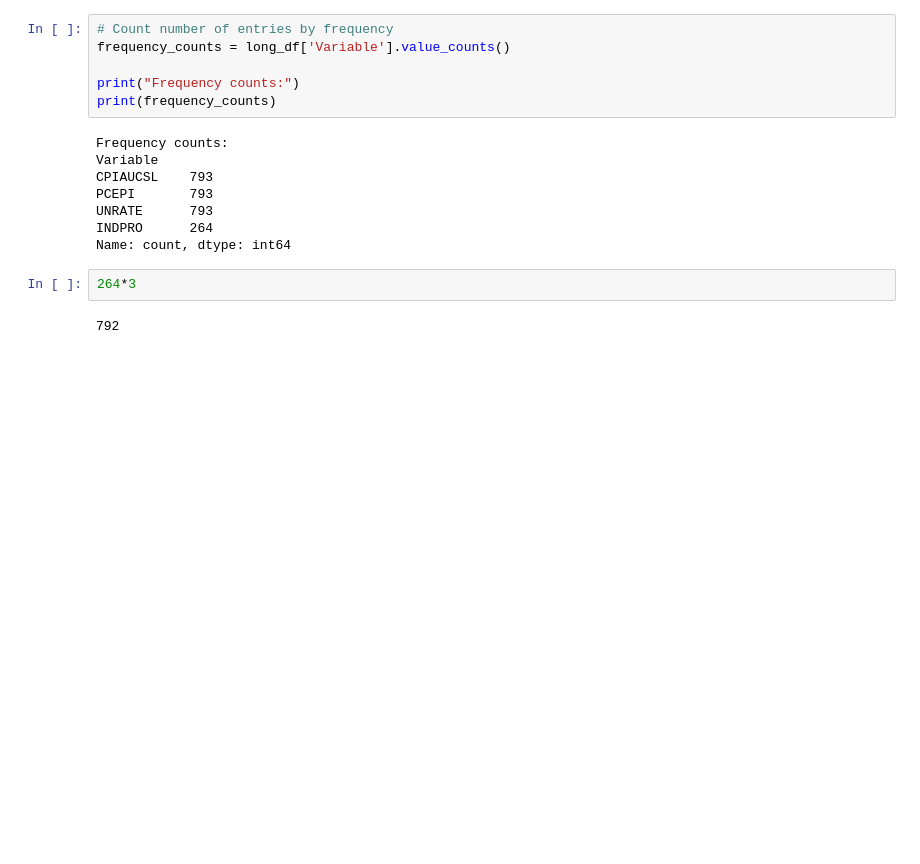
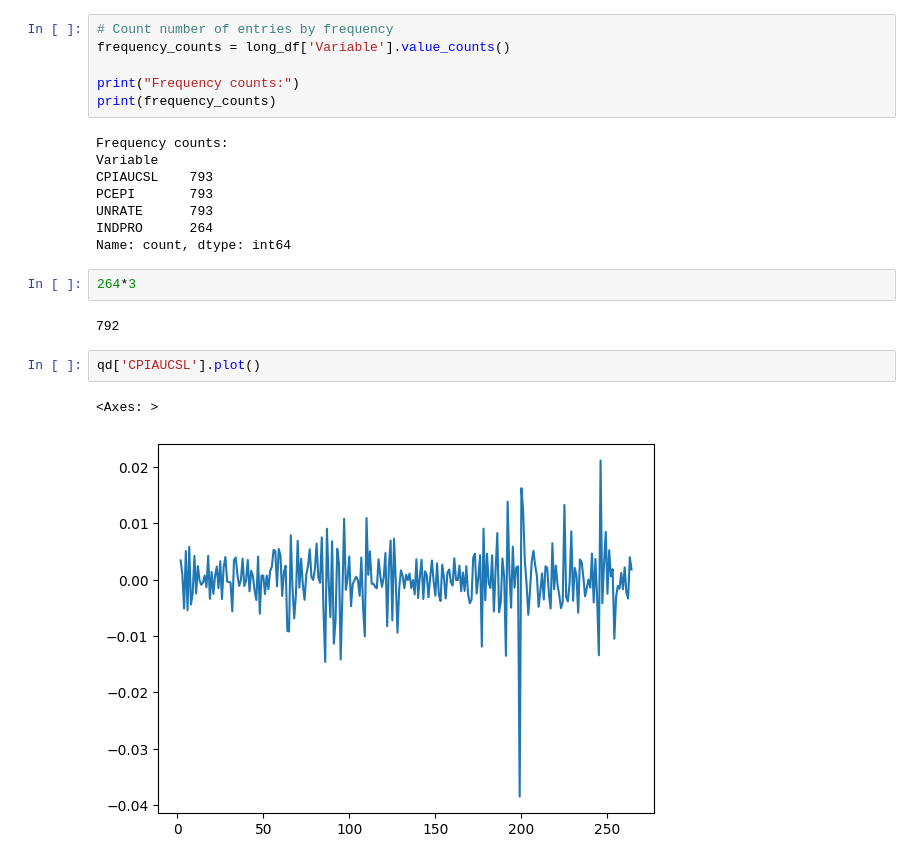
Before and after one commit to Alessiobrini/mixed-panels-transformer-encoder, a Jupyter notebook: notebooks/01-explore_fred_data.ipynb, the cells around one changed output. Cells and saved outputs as stored; diff of their text form; blank space fills up the shorter version.

```diff
--- a/notebooks/01-explore_fred_data.ipynb
+++ b/notebooks/01-explore_fred_data.ipynb
@@ -282,3 +282,8 @@ Name: count, dtype: int64
 264*3
 # %% [output]
 792
+# %%
+qd['CPIAUCSL'].plot()
+# %% [output]
+<Axes: >
+[figure, added]
```
Also changed, not shown: parts of 1 cell of this notebook, 1 other file.
